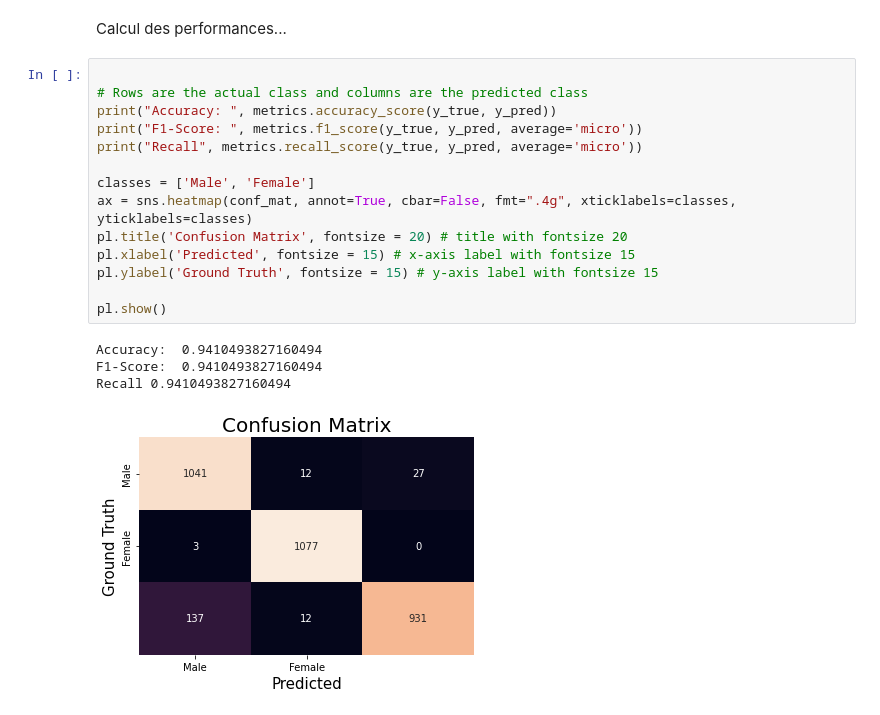
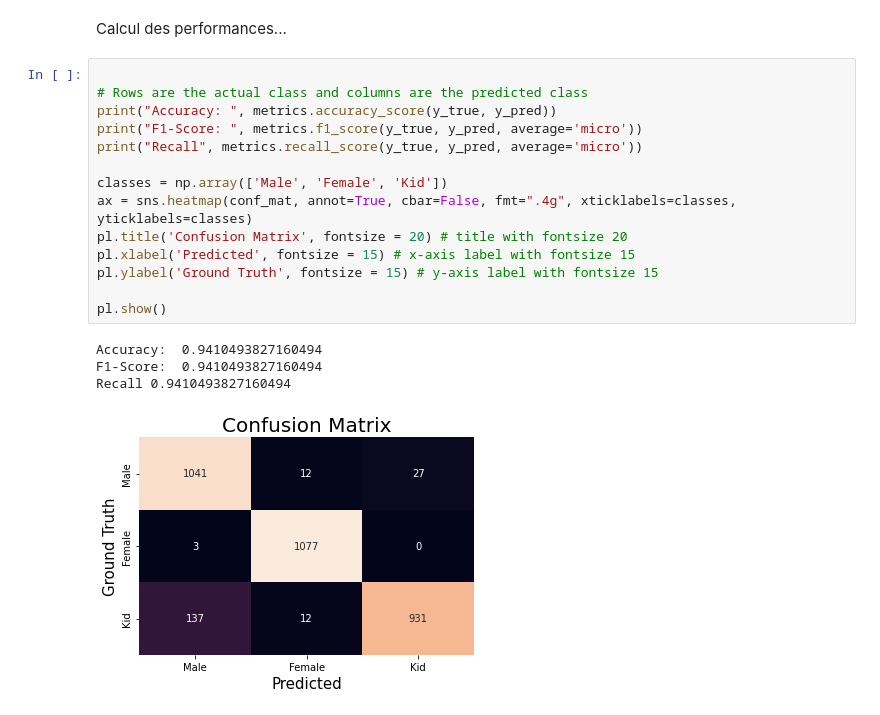
Before and after one commit to Nelson-Jnrnd/ARN_L3, a Jupyter notebook: notebooks/experience_2.ipynb, the cells around one changed output. Cells and saved outputs as stored; diff of their text form.

```diff
--- a/notebooks/experience_2.ipynb
+++ b/notebooks/experience_2.ipynb
@@ -507,19 +507,19 @@ Calcul des performances...
 # %%
 
 # Rows are the actual class and columns are the predicted class
 print("Accuracy: ", metrics.accuracy_score(y_true, y_pred))
 print("F1-Score: ", metrics.f1_score(y_true, y_pred, average='micro'))
 print("Recall", metrics.recall_score(y_true, y_pred, average='micro'))
 
-classes = ['Male', 'Female']
+classes = np.array(['Male', 'Female', 'Kid'])
 ax = sns.heatmap(conf_mat, annot=True, cbar=False, fmt=".4g", xticklabels=classes, yticklabels=classes)
 pl.title('Confusion Matrix', fontsize = 20) # title with fontsize 20
 pl.xlabel('Predicted', fontsize = 15) # x-axis label with fontsize 15
 pl.ylabel('Ground Truth', fontsize = 15) # y-axis label with fontsize 15
 
 pl.show()
 # %% [output]
 Accuracy:  0.9410493827160494
 F1-Score:  0.9410493827160494
 Recall 0.9410493827160494
-[figure, old version]
+[figure, new version]
```
Also changed, not shown: parts of 1 cell of this notebook, 3 other files.
